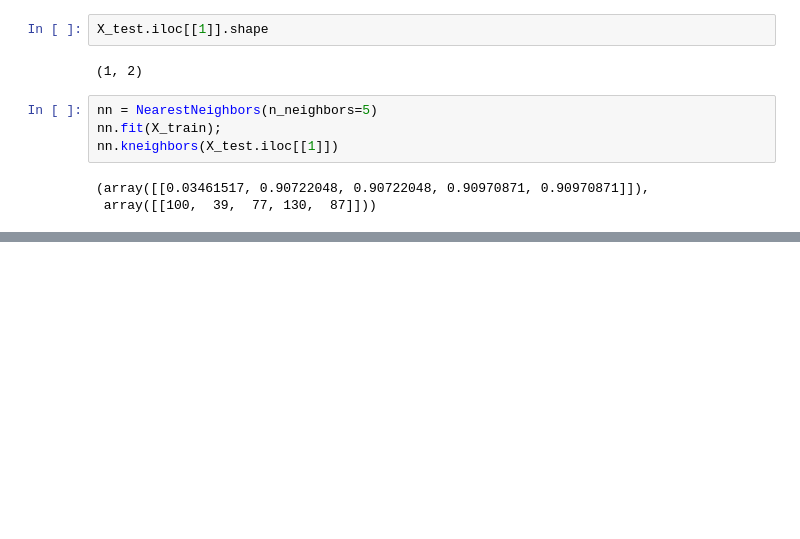
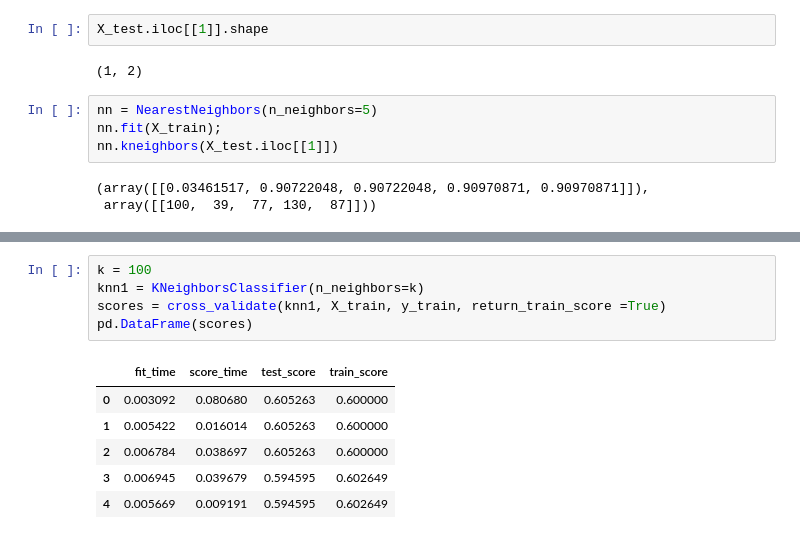
Before and after one commit to jennalenoble/machine-learning, a Jupyter notebook: module4.ipynb, the cells around one changed output, grey strips where cells are left out. Drawn from its saved outputs; the diff is of its cells as text; blank space fills up the shorter version.

```diff
--- a/module4.ipynb
+++ b/module4.ipynb
@@ -242,0 +310,12 @@ nn.kneighbors(X_test.iloc[[1]])
+# %%
+k = 100
+knn1 = KNeighborsClassifier(n_neighbors=k)
+scores = cross_validate(knn1, X_train, y_train, return_train_score =True)
+pd.DataFrame(scores)
+# %% [output]
+|  | fit_time | score_time | test_score | train_score |
+| 0 | 0.003092 | 0.080680 | 0.605263 | 0.600000 |
+| 1 | 0.005422 | 0.016014 | 0.605263 | 0.600000 |
+| 2 | 0.006784 | 0.038697 | 0.605263 | 0.600000 |
+| 3 | 0.006945 | 0.039679 | 0.594595 | 0.602649 |
+| 4 | 0.005669 | 0.009191 | 0.594595 | 0.602649 |
```
Also changed, not shown: parts of 41 cells of this notebook.
